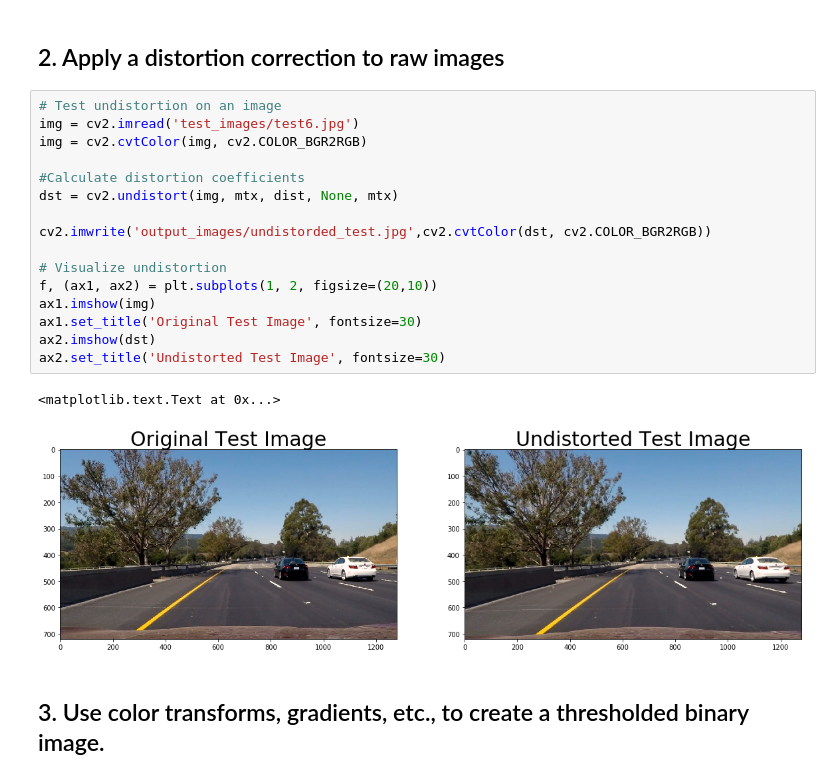
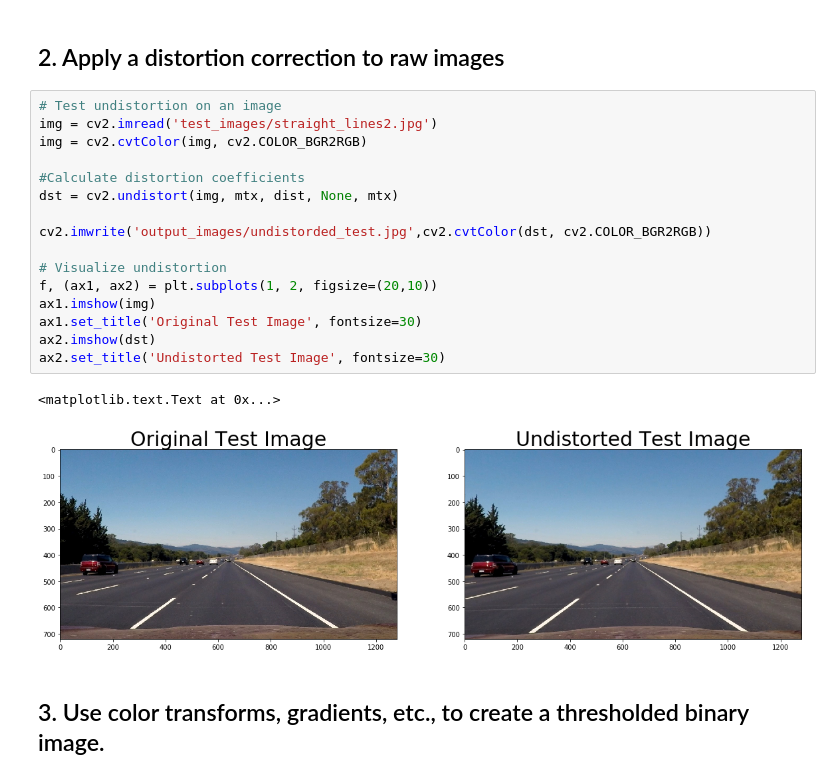
Before and after one commit to pablosaurasperez/CarND-Advanced-Lane-Lines, a Jupyter notebook: P4_AdvancedLaneFinding.ipynb, the cells around one changed output. Cells and saved outputs as stored; diff of their text form.

```diff
--- a/P4_AdvancedLaneFinding.ipynb
+++ b/P4_AdvancedLaneFinding.ipynb
@@ -102,23 +102,23 @@ ax2.set_title('Undistorted Image', fontsize=30)
 ## 2. Apply a distortion correction to raw images
 # %%
 # Test undistortion on an image
-img = cv2.imread('test_images/test6.jpg')
+img = cv2.imread('test_images/straight_lines2.jpg')
 img = cv2.cvtColor(img, cv2.COLOR_BGR2RGB)
 
 #Calculate distortion coefficients
 dst = cv2.undistort(img, mtx, dist, None, mtx)
 
 cv2.imwrite('output_images/undistorded_test.jpg',cv2.cvtColor(dst, cv2.COLOR_BGR2RGB))
 
 # Visualize undistortion
 f, (ax1, ax2) = plt.subplots(1, 2, figsize=(20,10))
 ax1.imshow(img)
 ax1.set_title('Original Test Image', fontsize=30)
 ax2.imshow(dst)
 ax2.set_title('Undistorted Test Image', fontsize=30)
 # %% [output]
 <matplotlib.text.Text at 0x...>
-[figure, old version]
+[figure, new version]
 # %% [markdown]
 ## 3. Use color transforms, gradients, etc., to create a thresholded binary image.
 # %% [markdown]
```
Also changed, not shown: parts of 20 cells of this notebook.
